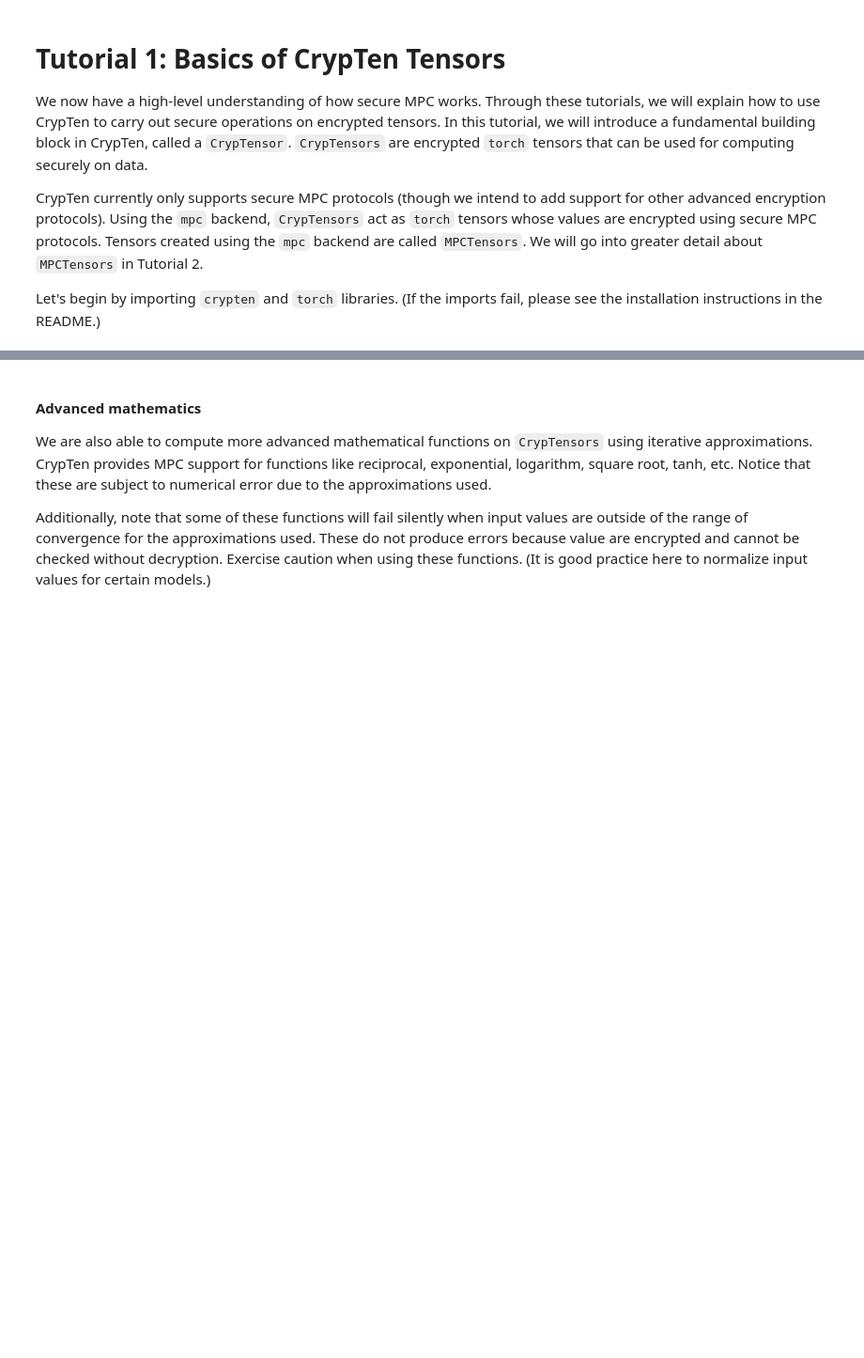
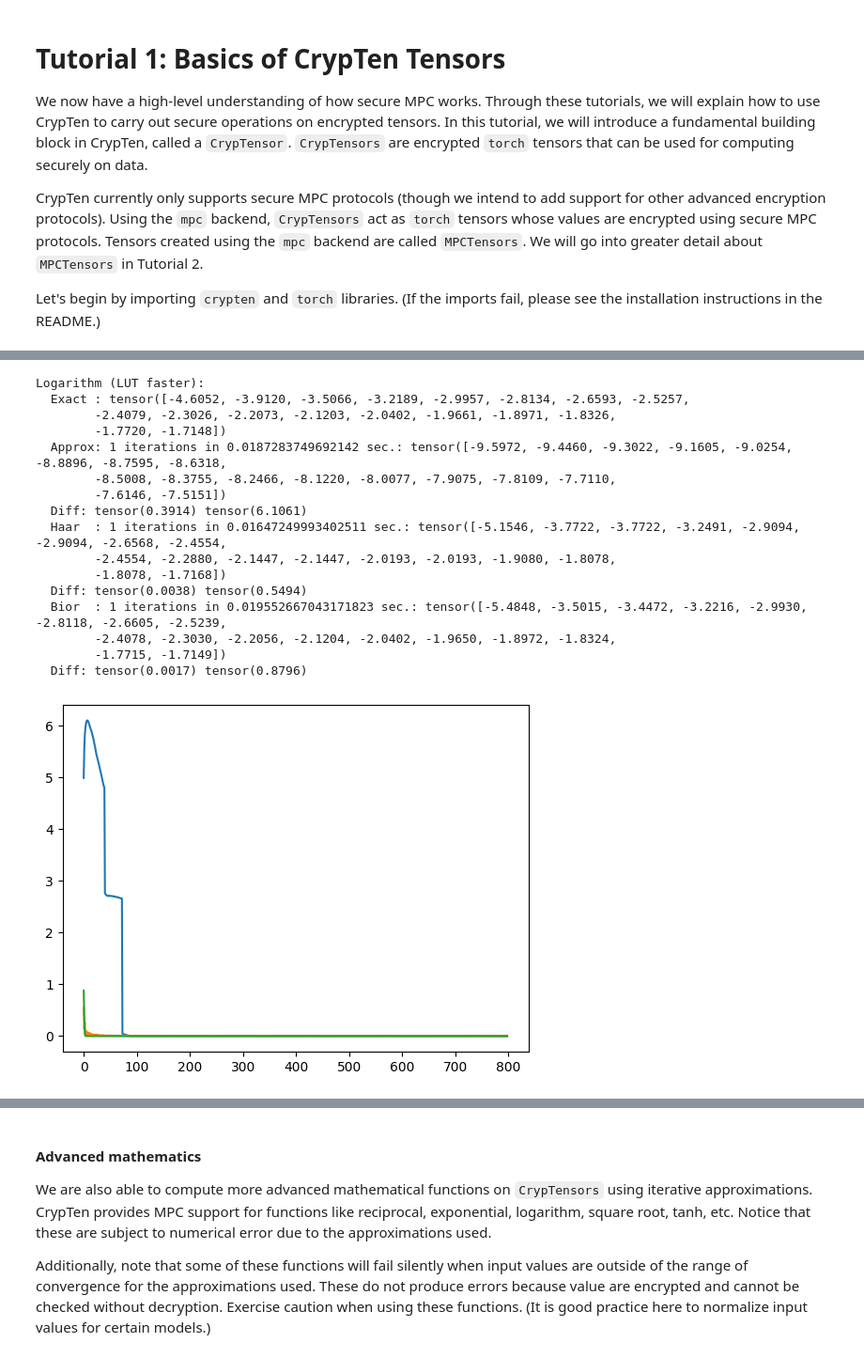
Before and after one commit to jimouris/curl, a Jupyter notebook: tutorials/Tutorial_0_Function_Approximations.ipynb, the cells around one changed output, grey strips where cells are left out. Shown at 94% size. Cells and saved outputs as stored; diff of their text form; code cells hidden in the pictures; blank space fills up the shorter version.

```diff
--- a/tutorials/Tutorial_0_Function_Approximations.ipynb
+++ b/tutorials/Tutorial_0_Function_Approximations.ipynb
@@ -100,0 +186,42 @@ torch.Size([200])
+# %%
+x = torch.arange(0.01, 8, 0.01)
+x_enc = crypten.cryptensor(x)
+
+print("\nLogarithm (LUT faster):")
+print("  Exact :", x.log()[:print_terms])
+with cfg.temp_override({"functions.log_method": 'iter'}):
+    start1 = timeit.default_timer()
+    for _ in range(num_iters):
+        z_enc = x_enc.log()  # Private
+    print("  Approx:", num_iters, "iterations in",  timeit.default_timer() - start1, "sec.:", z_enc.get_plain_text()[:print_terms])
+    print_diff(x.log(), z_enc)
+with cfg.temp_override({"functions.log_method": 'haar'}):
+    start1 = timeit.default_timer()
+    for _ in range(num_iters):
+        z_enc = x_enc.log()  # Private
+    print("  Haar  :", num_iters, "iterations in",  timeit.default_timer() - start1, "sec.:", z_enc.get_plain_text()[:print_terms])
+    print_diff(x.log(), z_enc)
+with cfg.temp_override({"functions.log_method": 'bior'}):
+    start1 = timeit.default_timer()
+    for _ in range(num_iters):
+        z_enc = x_enc.log()  # Private
+    print("  Bior  :", num_iters, "iterations in",  timeit.default_timer() - start1, "sec.:", z_enc.get_plain_text()[:print_terms])
+    print_diff(x.log(), z_enc)
+# %% [output]
+Logarithm (LUT faster):
+  Exact : tensor([-4.6052, -3.9120, -3.5066, -3.2189, -2.9957, -2.8134, -2.6593, -2.5257,
+        -2.4079, -2.3026, -2.2073, -2.1203, -2.0402, -1.9661, -1.8971, -1.8326,
+        -1.7720, -1.7148])
+  Approx: 1 iterations in 0.0187283749692142 sec.: tensor([-9.5972, -9.4460, -9.3022, -9.1605, -9.0254, -8.8896, -8.7595, -8.6318,
+        -8.5008, -8.3755, -8.2466, -8.1220, -8.0077, -7.9075, -7.8109, -7.7110,
+        -7.6146, -7.5151])
+  Diff: tensor(0.3914) tensor(6.1061)
+  Haar  : 1 iterations in 0.01647249993402511 sec.: tensor([-5.1546, -3.7722, -3.7722, -3.2491, -2.9094, -2.9094, -2.6568, -2.4554,
+        -2.4554, -2.2880, -2.1447, -2.1447, -2.0193, -2.0193, -1.9080, -1.8078,
+        -1.8078, -1.7168])
+  Diff: tensor(0.0038) tensor(0.5494)
+  Bior  : 1 iterations in 0.019552667043171823 sec.: tensor([-5.4848, -3.5015, -3.4472, -3.2216, -2.9930, -2.8118, -2.6605, -2.5239,
+        -2.4078, -2.3030, -2.2056, -2.1204, -2.0402, -1.9650, -1.8972, -1.8324,
+        -1.7715, -1.7149])
+  Diff: tensor(0.0017) tensor(0.8796)
+[figure, added]
```
Also changed, not shown: parts of 11 cells of this notebook, 7 other files.
